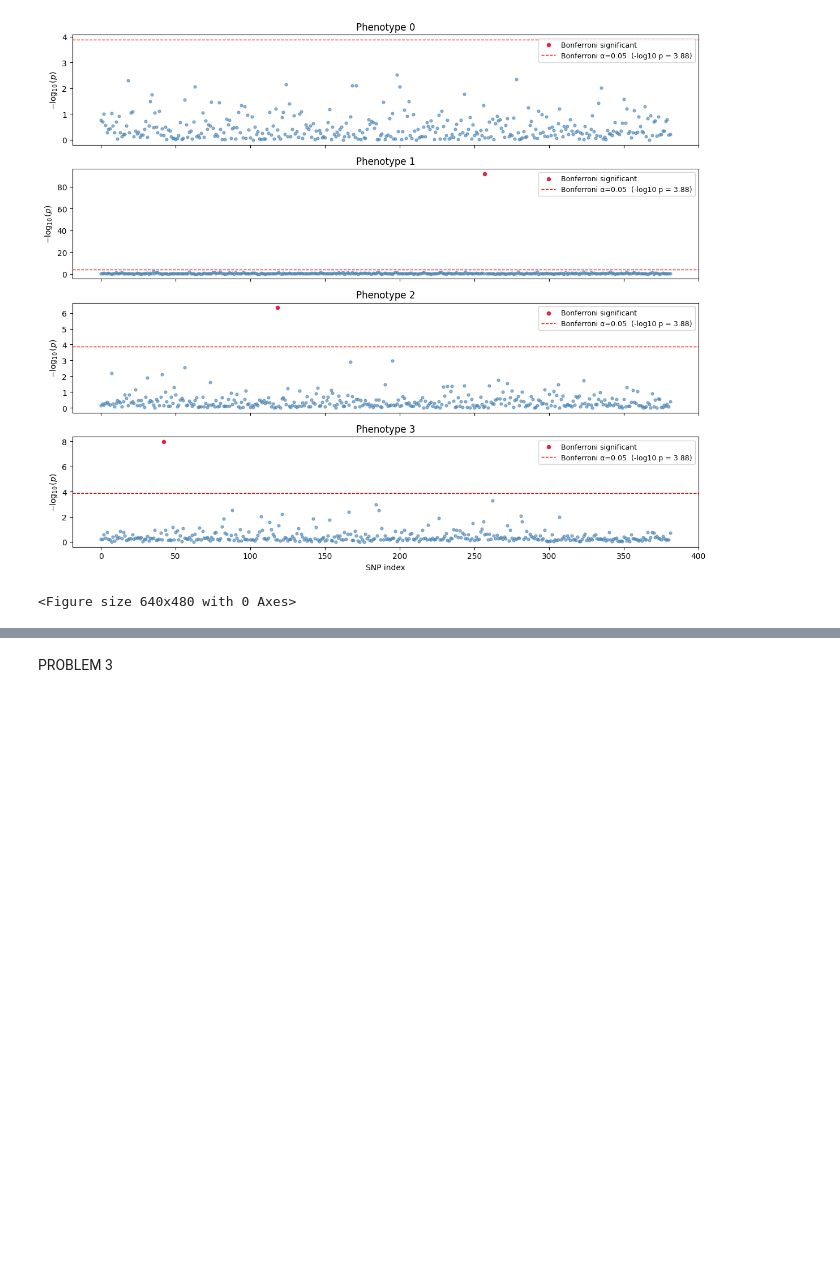
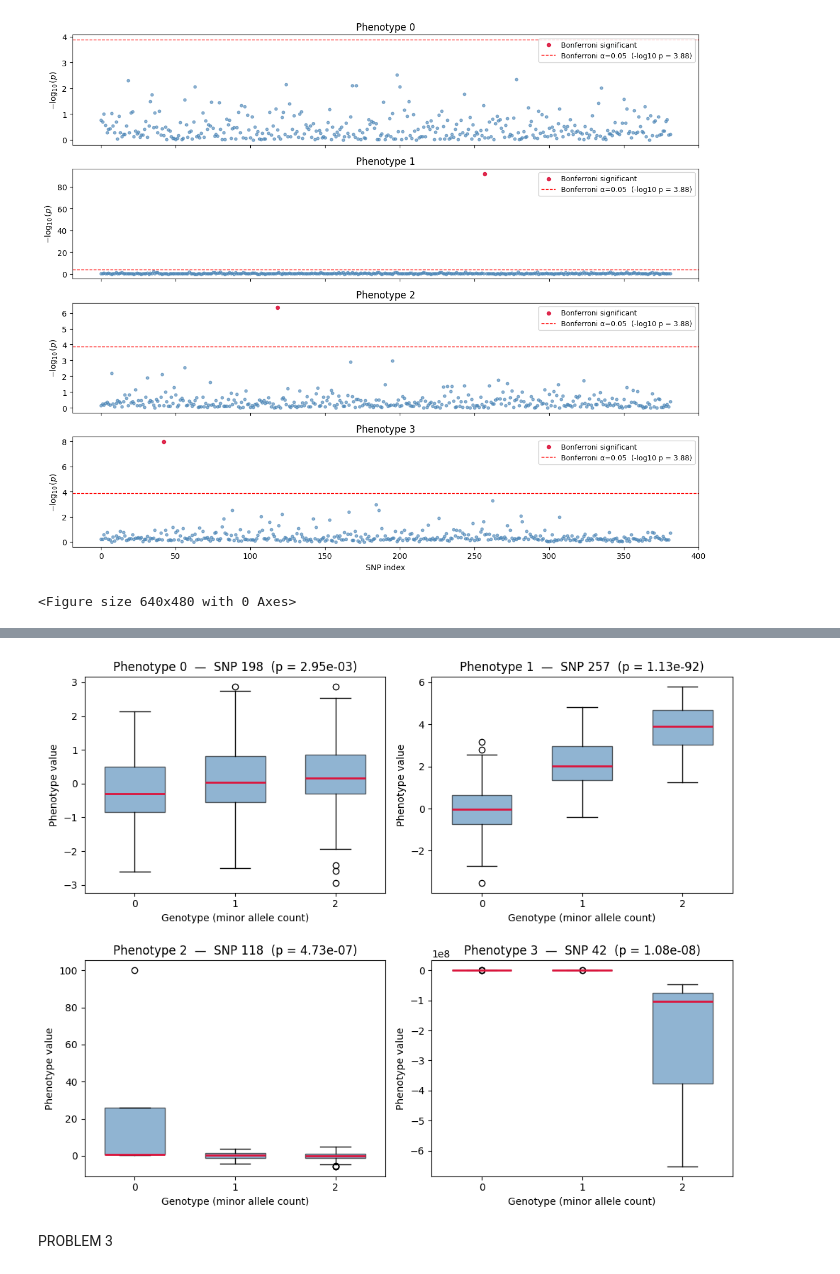
Before and after one commit to Mike-Mans/ps2, a Jupyter notebook: CS_C124_PS2_Template.ipynb, the cells around one changed output, grey strips where cells are left out. Saved outputs shown, nothing was run; the diff lists cells and outputs as text; code cells hidden in the pictures; blank space fills up the shorter version.

```diff
--- a/CS_C124_PS2_Template.ipynb
+++ b/CS_C124_PS2_Template.ipynb
@@ -144,3 +208,39 @@ plt.savefig('ps2_results/Q2_data/manhattan_plots.png', dpi=300, bbox_inches='tig
+# %%
+# BOXPLOT FOR PHENOTYPE VS GENOTYPE (Bonferroni-significant SNPs only)
+# For each phenotype, plot the distribution of phenotype values stratified by
+# genotype (0/1/2 minor alleles) at the most-significant SNP.
+ncols = 2
+nrows = int(np.ceil(K / ncols))
+fig, axes = plt.subplots(nrows, ncols, figsize=(5 * ncols, 4 * nrows))
+axes = np.atleast_1d(axes).flatten()
+
+for k in range(K):
+    ax = axes[k]
+    sub = gwas_results[gwas_results['phenotype'] == k]
+    top_snp = int(sub.loc[sub['p'].idxmin(), 'snp'])
+    top_p   = sub['p'].min()
+
+    g = X[:, top_snp].astype(int)
+    y = Y[:, k]
+    groups = [y[g == val] for val in (0, 1, 2)]
+
+    ax.boxplot(groups, tick_labels=['0', '1', '2'], widths=0.6,
+               patch_artist=True,
+               boxprops=dict(facecolor='steelblue', alpha=0.6),
+               medianprops=dict(color='crimson', linewidth=2))
+    ax.set_xlabel('Genotype (minor allele count)')
+    ax.set_ylabel('Phenotype value')
+    ax.set_title(f'Phenotype {k}  —  SNP {top_snp}  (p = {top_p:.2e})')
+
+for j in range(K, len(axes)):
+    axes[j].axis('off')
+
+plt.tight_layout()
+plt.savefig('ps2_results/Q2_data/genotype_phenotype_boxplots.png',
+            dpi=300, bbox_inches='tight')
+plt.show()
+# %% [output]
+[figure, added]
 # %% [markdown]
 PROBLEM 3
 # %%
```
Also changed, not shown: parts of 4 cells of this notebook, 3 other files.
